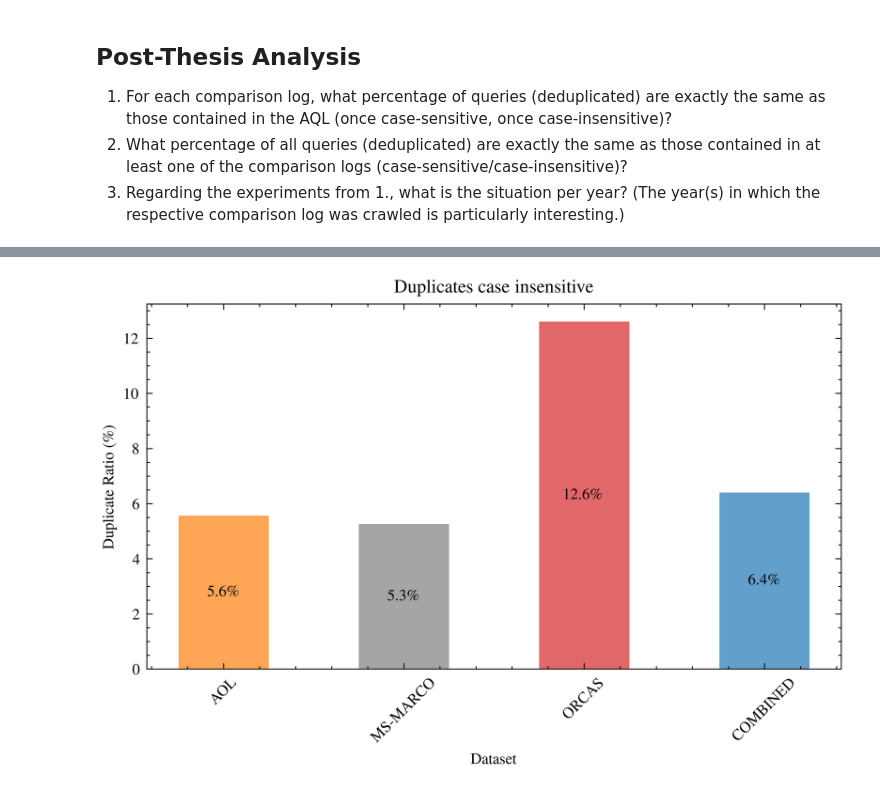
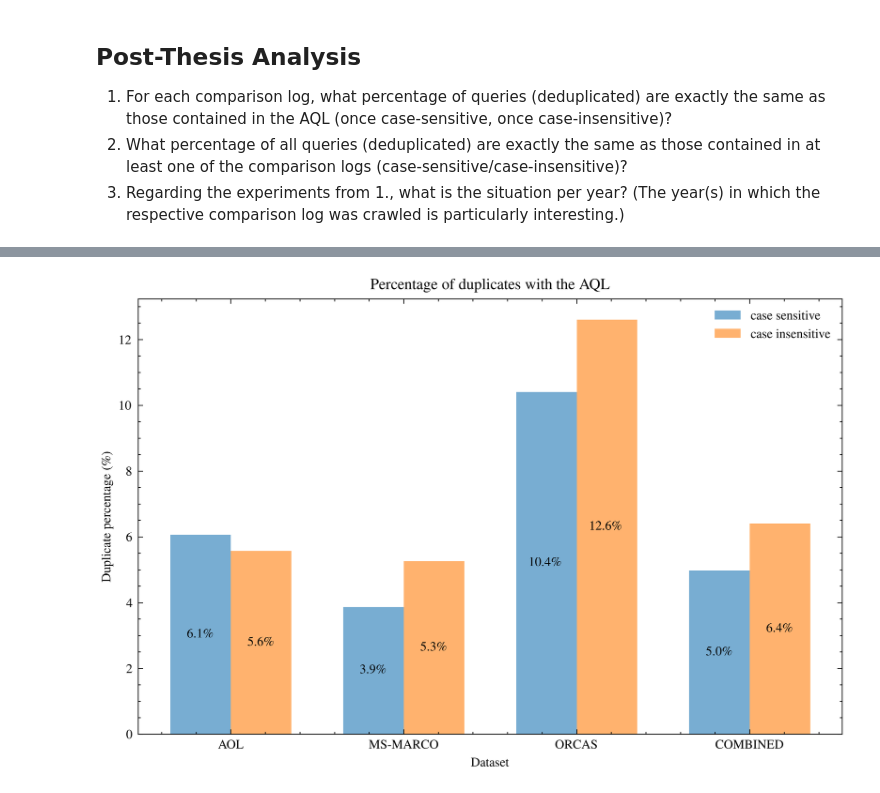
Before and after one commit to bnsch98/verifying-query-logs-from-unknown-sources, a Jupyter notebook: src/thesis_schneg/vis_post_thesis_submit.ipynb, the cells around one changed output, grey strips where cells are left out. Drawn from its saved outputs; the diff is of its cells as text; code cells hidden in the pictures.

Commit message:
src: vis for deduplicate analysis finalized

```diff
--- a/src/thesis_schneg/vis_post_thesis_submit.ipynb
+++ b/src/thesis_schneg/vis_post_thesis_submit.ipynb
@@ -90,51 +94,76 @@ print(result_dict)
 import matplotlib.pyplot as plt
 import matplotlib
 import scienceplots
+import numpy as np
+
+assert set(analyses) == set(["count-deduplicated-lowercase-queries", "count-deduplicated-queries"]), "Unexpected analyses"
+# save_plot = False
+save_plot = True
+
 plt.style.use(['science', 'ieee'])
-
-TITLE = ["Duplicates case sensitive", "Duplicates case insensitive", "Duplicates case sensitive per year", "Duplicates case insensitive per year"]
 color =  ['tab:blue', 'tab:orange', 'tab:gray', 'tab:red']
 
 textwidth = 5.5129
 aspect_ratio = 6/8
-scale = 1
+scale = 1.2
 width = textwidth * scale
 height = width * aspect_ratio * 0.9
-bar_width = 0.5
+bar_width = 0.35
 
-if analysis_name == "count-deduplicated-lowercase-queries" or analysis_name == "count-deduplicated-queries":
-    fig, ax = plt.subplots(ncols=1, nrows=1, figsize=(width, height))
-    ax.set_title(TITLE[0]) if analysis_name == "count-deduplicated-queries" else ax.set_title(TITLE[1])
-    ax.set_xlabel("Dataset")
-    ax.set_ylabel(r'Duplicate Ratio (\%)')  # LaTeX escape for percent sign
-    # Convert values to percent
-    percent_values = [v * 100 for v in result_dict.values()]
+fig, ax = plt.subplots(ncols=1, nrows=1, figsize=(width, height))
+ax.set_title("Percentage of duplicates with the AQL")
+ax.set_xlabel("Dataset")
+ax.set_ylabel(r'Duplicate percentage (\%)')
 
-    # Assign specific colors to each dataset
-    dataset_colors = []
-    for key in result_dict.keys():
-        if 'aol' in key:
-            dataset_colors.append('tab:orange')
-        elif 'ms-marco' in key:
-            dataset_colors.append('tab:gray')
-        elif 'orcas' in key:
-            dataset_colors.append('tab:red')
-        elif 'combined' in key:
-            dataset_colors.append('tab:blue')
-        else:
-            dataset_colors.append('tab:blue')  # default
+# Get data for both analyses
+case_sensitive_data = result_dict["count-deduplicated-queries"]
+case_insensitive_data = result_dict["count-deduplicated-lowercase-queries"]
 
-    bars = ax.bar([k.upper() for k in result_dict.keys()], percent_values, color=dataset_colors, width=bar_width, alpha=0.7)
+# Get common datasets
+datasets = list(case_sensitive_data.keys())
 
-    # Add value labels on bars
-    for bar, value in zip(bars, percent_values):
-        height = bar.get_height()
-        ax.text(bar.get_x() + bar.get_width()/2., height/2,
-                rf'{value:.1f}\%', ha='center', va='center', fontweight='bold')
+# Convert to percentages
+case_sensitive_values = [case_sensitive_data[dataset] * 100 for dataset in datasets]
+case_insensitive_values = [case_insensitive_data[dataset] * 100 for dataset in datasets]
 
-    plt.xticks(rotation=45)
-    plt.tight_layout()
-    plt.show()
-else:
-    pass
+# Set up bar positions
+x = np.arange(len(datasets))
+
+# Create grouped bars
+bars1 = ax.bar(x - bar_width/2, case_sensitive_values, bar_width,
+                label='case sensitive', color='tab:blue', alpha=0.6)
+bars2 = ax.bar(x + bar_width/2, case_insensitive_values, bar_width,
+                label='case insensitive', color='tab:orange', alpha=0.6)
+
+# Add value labels on bars
+for bar, value in zip(bars1, case_sensitive_values):
+    height = bar.get_height()
+    ax.text(bar.get_x() + bar.get_width()/2., height/2,
+            rf'{value:.1f}\%', ha='center', va='center', fontweight='bold', fontsize=8)
+
+for bar, value in zip(bars2, case_insensitive_values):
+    height = bar.get_height()
+    ax.text(bar.get_x() + bar.get_width()/2., height/2,
+            rf'{value:.1f}\%', ha='center', va='center', fontweight='bold', fontsize=8)
+
+# Set x-axis labels
+ax.set_xticks(x)
+ax.set_xticklabels([d.upper() for d in datasets])
+
+# Add legend
+ax.legend()
+plt.tight_layout()
+
+if save_plot:
+    # save plot as pdf:
+    folder = analyses[0]
+    for an in analyses[1:]:
+        folder += f"-AND-{an}"
+    vis_path =  Path(f"/home/benjamin/studium/master/masterarbeit/thesis-schneg/plots/{folder}")
+    print(vis_path)
+    if not vis_path.exists():
+        print("create new directory")
+        vis_path.mkdir(parents=True)
+    plt.savefig(vis_path.joinpath("plot.pdf"),format='pdf')
+plt.show()
 # %% [output]
@@ -141 +171 @@ else:
-[figure, old version]
+[figure, new version]
```
Also changed, not shown: parts of 4 cells of this notebook, 2 other files.
